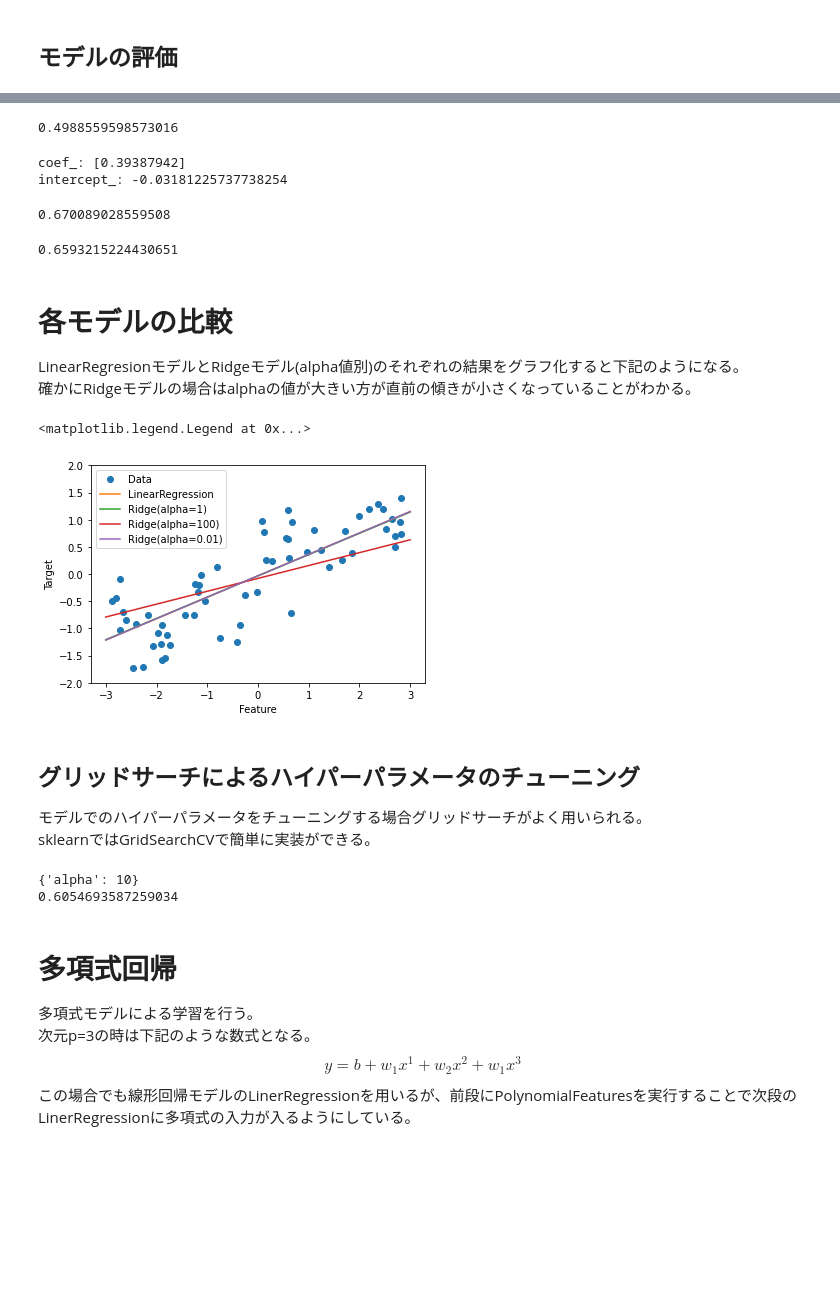
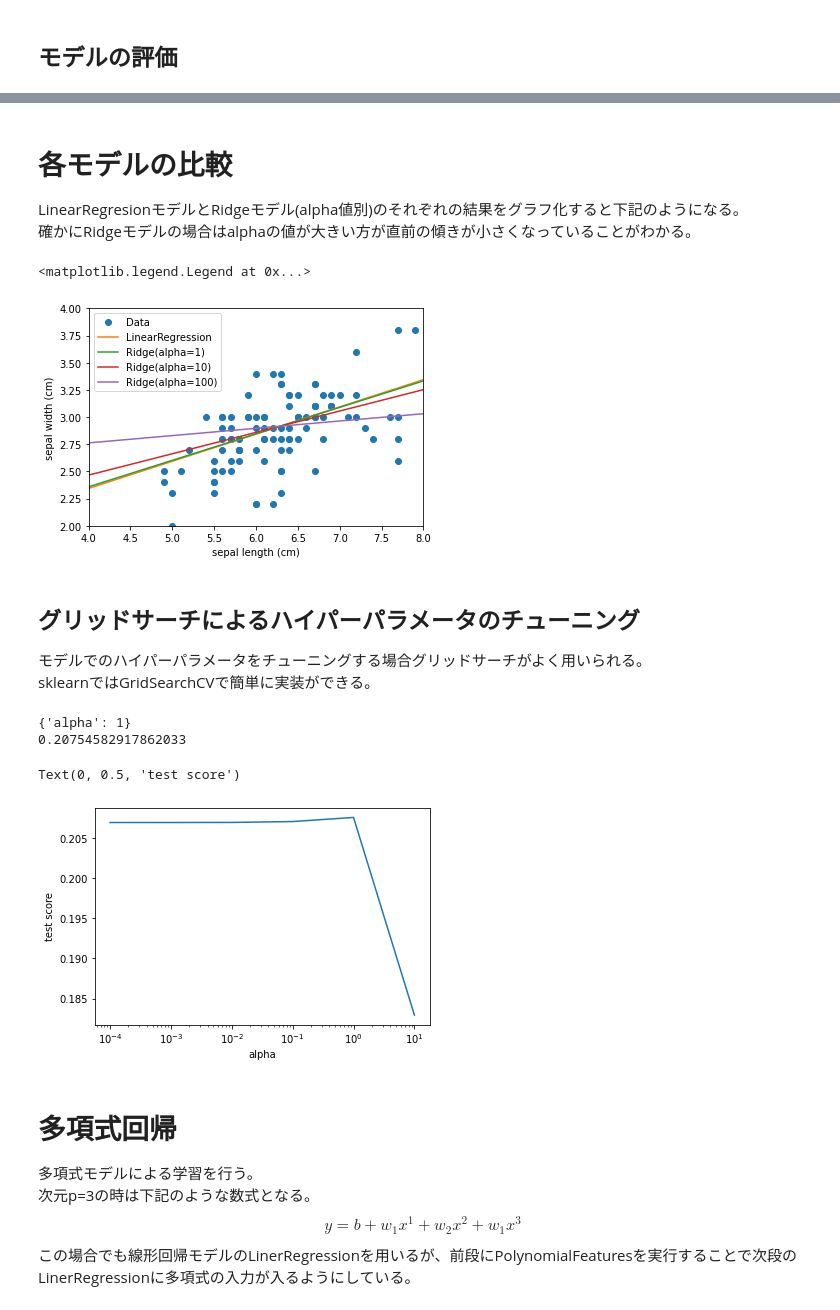
Before and after one commit to naonaorange/sklearn_tutorials, a Jupyter notebook: linear_regression.ipynb, the cells around one changed output, grey strips where cells are left out. Saved outputs shown, nothing was run; the diff lists cells and outputs as text; code cells hidden in the pictures; blank space fills up the shorter version.

Commit message:
add linear regression

```diff
--- a/linear_regression.ipynb
+++ b/linear_regression.ipynb
@@ -15,0 +53,10 @@ sklearn version : 0.24.0
+# %%
+data = dataset['data']
+data = data[dataset['target'] > 0] #versicolorとvirginicaのデータのみになるようフィルタリング
+X = data[:, 0]
+y = data[:, 1]
+plt.plot(X, y, 'o')
+plt.xlim(4, 8)
+plt.ylim(2, 4)
+plt.xlabel('sepal length (cm)')
+plt.ylabel('sepal width (cm)')
@@ -16,10 +66,10 @@ sklearn version : 0.24.0
 # %%
-import mglearn
 from sklearn.model_selection import train_test_split
 from sklearn.linear_model import LinearRegression
 
-X, y = mglearn.datasets.make_wave(n_samples=60)
-X_train, X_test, y_train, y_test = train_test_split(X, y, random_state=42)
+X = X.reshape(-1, 1)
+y = y.reshape(-1, 1)
+X_train, X_test, y_train, y_test = train_test_split(X, y, test_size=0.2, random_state=42)
 print("X_train.shape : ", X_train.shape)
 print("X_test.shape : ", X_test.shape)
 print("y_train.shape : ", y_train.shape)
@@ -116 +188,5 @@ alphaパラメータを大きくすると係数はより0に近づく。
 制約がより強まるため過剰適合の可能性が小さくなるが、訓練データによる学習が行われにくくなる。
+# %%
+ridge100 = Ridge(alpha=100).fit(X_train, y_train)
+print("coef_:", ridge100.coef_)
+print("intercept_:", ridge100.intercept_)
@@ -117,5 +196,5 @@ alphaパラメータを大きくすると係数はより0に近づく。
 # %%
-ridge10 = Ridge(alpha=100).fit(X_train, y_train)
+ridge10 = Ridge(alpha=10).fit(X_train, y_train)
 print("coef_:", ridge10.coef_)
 print("intercept_:", ridge10.intercept_)
 # %% [output]
@@ -128,41 +203,23 @@ ridge10.score(X_train, y_train)
-# %%
-ridge10.score(X_test, y_test)
-# %% [output]
-0.4988559598573016
-# %%
-ridge01 = Ridge(alpha=0.01).fit(X_train, y_train)
-print("coef_:", ridge01.coef_)
-print("intercept_:", ridge01.intercept_)
-# %% [output]
-coef_: [0.39387942]
-intercept_: -0.03181225737738254
-# %%
-ridge01.score(X_train, y_train)
-# %% [output]
-0.670089028559508
-# %%
-ridge01.score(X_test, y_test)
-# %% [output]
-0.6593215224430651
 # %% [markdown]
 # 各モデルの比較
 LinearRegresionモデルとRidgeモデル(alpha値別)のそれぞれの結果をグラフ化すると下記のようになる。
 確かにRidgeモデルの場合はalphaの値が大きい方が直前の傾きが小さくなっていることがわかる。
 # %%
-line = np.linspace(-3, 3, 100).reshape(-1, 1)
+line = np.linspace(4, 8, 10).reshape(-1, 1)
 
 plt.plot(X, y, 'o')
 plt.plot(line, lr.coef_[0] * line + lr.intercept_)
 plt.plot(line, ridge.coef_[0] * line + ridge.intercept_)
 plt.plot(line, ridge10.coef_[0] * line + ridge10.intercept_)
-plt.plot(line, ridge01.coef_[0] * line + ridge01.intercept_)
-plt.ylim(-2, 2)
-plt.xlabel("Feature")
-plt.ylabel("Target")
-plt.legend(["Data", "LinearRegression", "Ridge(alpha=1)", "Ridge(alpha=100)", "Ridge(alpha=0.01)"], loc="best")
+plt.plot(line, ridge100.coef_[0] * line + ridge100.intercept_)
+plt.xlim(4, 8)
+plt.ylim(2, 4)
+plt.xlabel('sepal length (cm)')
+plt.ylabel('sepal width (cm)')
+plt.legend(["Data", "LinearRegression", "Ridge(alpha=1)", "Ridge(alpha=10)", "Ridge(alpha=100)"], loc="best")
 # %% [output]
 <matplotlib.legend.Legend at 0x...>
-[figure, old version]
+[figure, new version]
 # %% [markdown]
 ## グリッドサーチによるハイパーパラメータのチューニング
 モデルでのハイパーパラメータをチューニングする場合グリッドサーチがよく用いられる。
@@ -175,13 +232,25 @@ param_grid = [
     "alpha": [10**(-4), 10**(-3), 10**(-2), 10**(-1), 10**0, 10**(1)],
   }
 ]
-gs_ridge = GridSearchCV(Ridge(), param_grid, cv=3) #cvは交差検証の分割数
-gs_ridge.fit(X, y) #GridSearchCV内で交差検証を行うためすべての学習データ(X, y)を入力する
-print(gs_ridge.best_params_)
-print(gs_ridge.best_score_)
+grid_search = GridSearchCV(Ridge(), param_grid, cv=3) #cvは交差検証の分割数
+grid_search.fit(X, y) #GridSearchCV内で交差検証を行うためすべての学習データ(X, y)を入力する
+print(grid_search.best_params_)
+print(grid_search.best_score_)
 # %% [output]
-{'alpha': 10}
-0.6054693587259034
+{'alpha': 1}
+0.20754582917862033
+# %%
+scores = np.array(grid_search.cv_results_['mean_test_score'])
+
+fig = plt.figure()
+ax = fig.add_subplot(1, 1, 1)
+plt.plot(param_grid[0]["alpha"], scores)
+ax.set_xscale('log')
+plt.xlabel('alpha')
+plt.ylabel('test score')
+# %% [output]
+Text(0, 0.5, 'test score')
+[figure, added]
 # %% [markdown]
 # 多項式回帰
 
```
Also changed, not shown: parts of 21 cells of this notebook, 4 other files.
